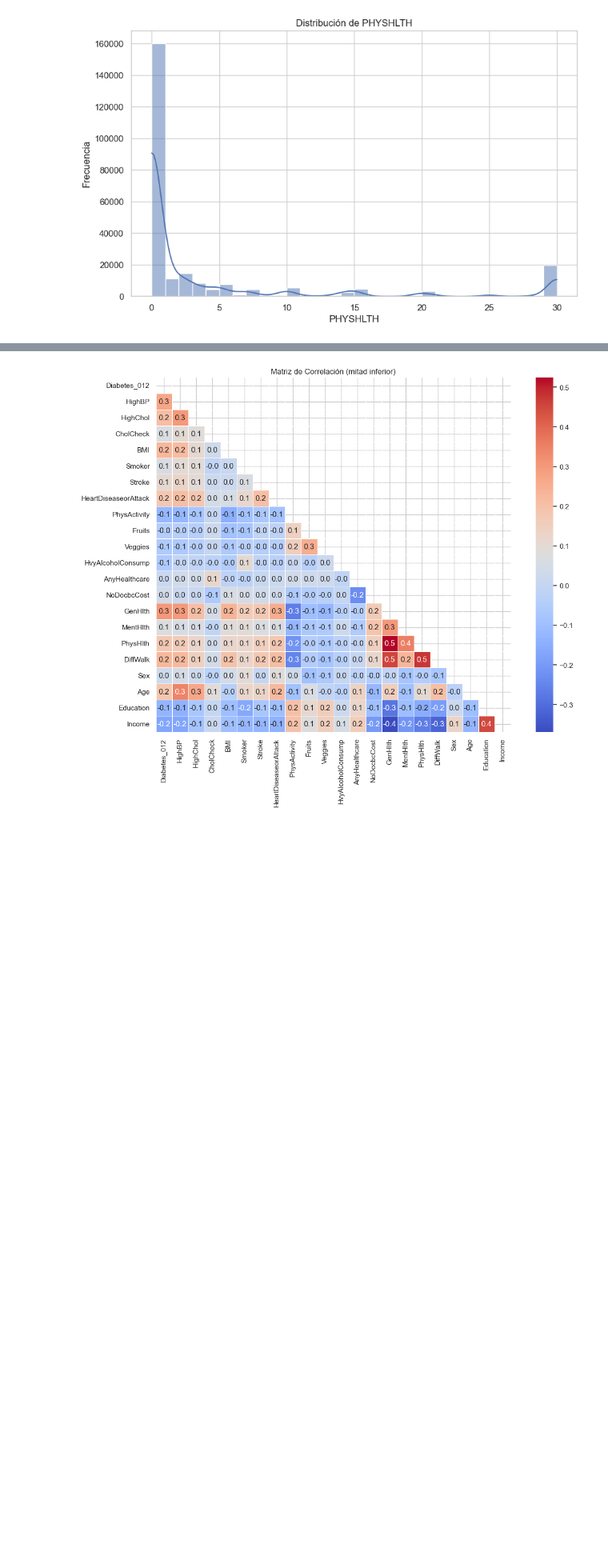
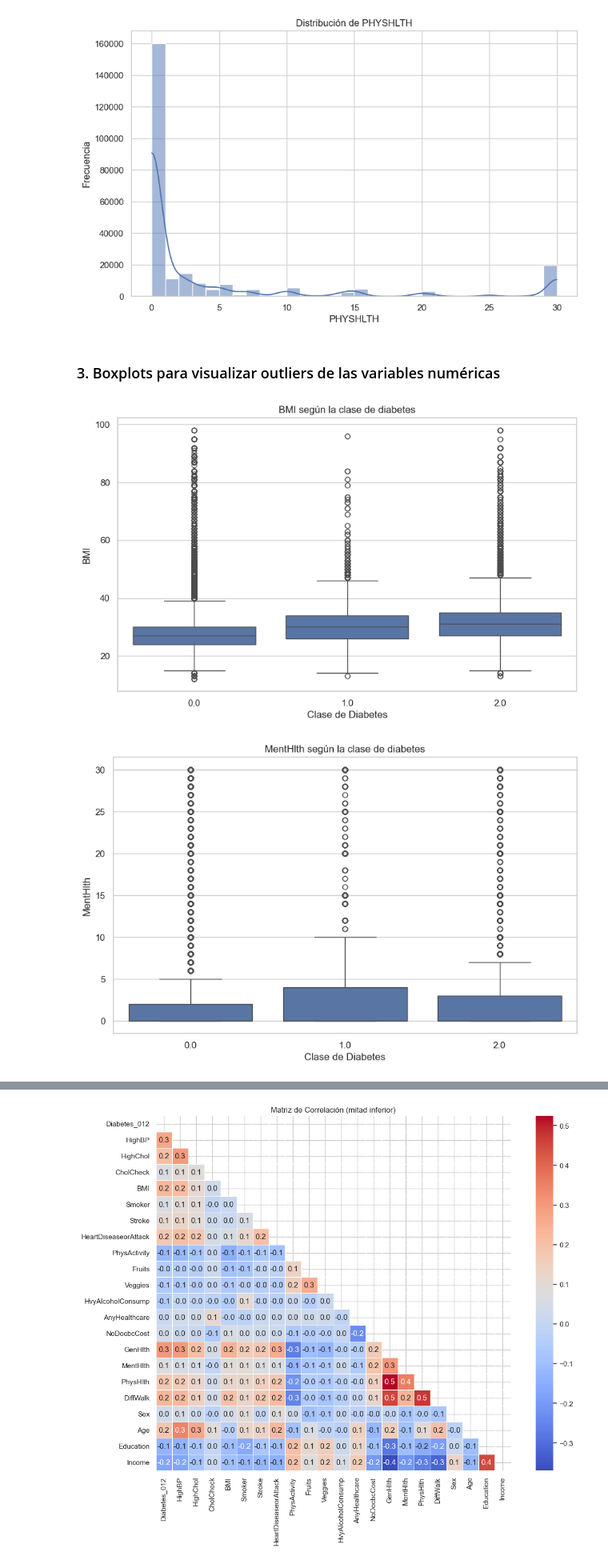
Before and after one commit to Bootcamp-IA-P4/multiclase-classifier_e2, a Jupyter notebook: docs/eda.ipynb, the cells around one changed output, grey strips where cells are left out. Shown: that part at 80% size. Cells and saved outputs as stored; diff of their text form; code cells hidden in the pictures; blank space fills up the shorter version.

```diff
--- a/docs/eda.ipynb
+++ b/docs/eda.ipynb
@@ -69,3 +98,15 @@ for col in num_vars:
 [figure]
 [figure]
 [figure]
+# %% [markdown]
+### 3. Boxplots para visualizar outliers de las variables numéricas
+# %%
+for col in num_vars:
+    sns.boxplot(x='Diabetes_012', y=col, data=df)
+    plt.title(f'{col} según la clase de diabetes')
+    plt.xlabel('Clase de Diabetes')
+    plt.ylabel(col)
+    plt.show()
+# %% [output]
+[figure, added]
+[figure, added]
```
Also changed, not shown: parts of 25 cells of this notebook.
